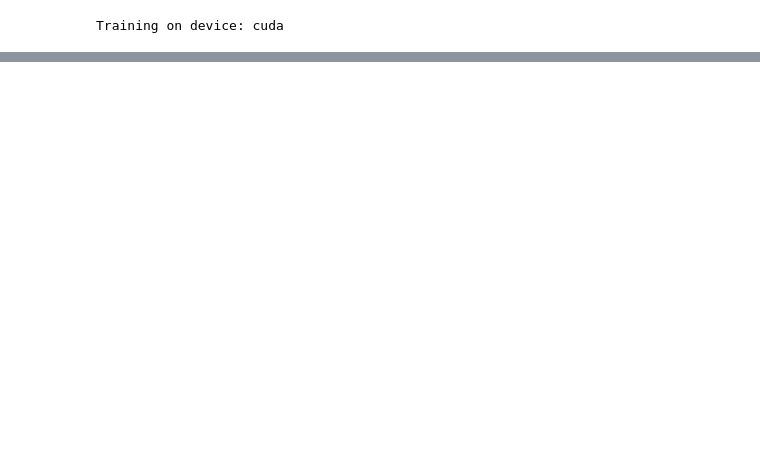
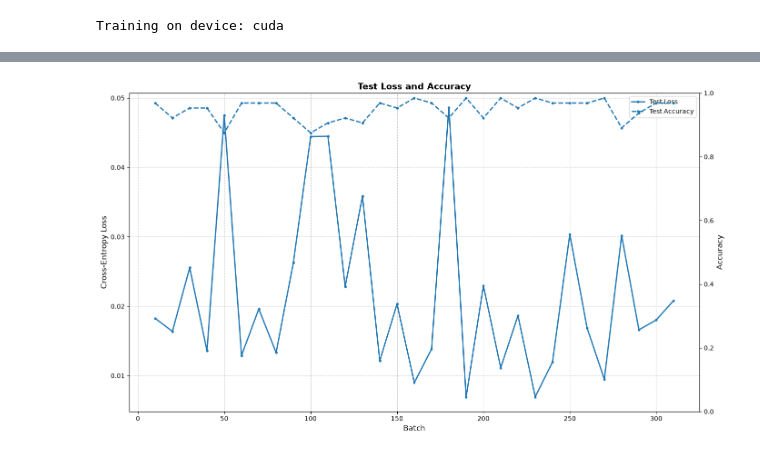
Before and after one commit to he-man-david/SAIR-competition-modular-math, a Jupyter notebook: experimenting.ipynb, the cells around one changed output, grey strips where cells are left out. Drawn from its saved outputs; the diff is of its cells as text; code cells hidden in the pictures; blank space fills up the shorter version.

```diff
--- a/experimenting.ipynb
+++ b/experimenting.ipynb
@@ -78,7 +89,7 @@ print(f"Training on device: {device}")
 rand_seed = 42
 
 batch_size = 64
-max_seq_len = 32 # very small context window...
-d_model = 1024
+max_seq_len = 64
+d_model = 512
 # %% [output]
 Training on device: cuda
@@ -371,21 +361,29 @@ KeyboardInterrupt:
 '''
 Training loop for novel architecture for multiplication ...
 '''
-from select_attention import SelectAttention
+from bilinear_transformer_network import BilinearTransformerNetwork
 
 pad_id = tokenizer.char_to_int["<pad>"]
+eos_id = tokenizer.char_to_int["<eos>"]
+eq_id = tokenizer.char_to_int["="]
 vocab_size = tokenizer.vocab_size
 trainer = Trainer(device=device)
-model = SelectAttention(
+model = BilinearTransformerNetwork(
     d_model=d_model,
-    num_heads=8,
     max_seq_len=max_seq_len,
-    vocab_size=vocab_size
+    vocab_size=vocab_size,
+    pad_id=pad_id,
+    eq_id=eq_id,
+    eos_id=eos_id,
+    num_encoder_layers=1,
+    num_decoder_layers=4,
+    nhead=4,
+    dropout=0.1
 )
 model = model.to(device)
 optimizer = optim.AdamW(
     model.parameters(),
-    lr=5e-4,
+    lr=1e-4,
     weight_decay=0.1,
 )
 loss_fct = nn.CrossEntropyLoss(
@@ -488,0 +491,13 @@ Latest Stats -> Epoch 19/20 | Train Loss: 1.1772 | Val Loss: 1.2343 | Train Acc:
+# %%
+
+
+test_loss, test_accuracy = trainer.test(
+    model=model,
+    test_loader=test_loader,
+    loss_fct=loss_fct,
+    vocab_size=vocab_size,
+    max_seq_len=max_seq_len,
+    pad_id=pad_id
+)
+# %% [output]
+[figure, added]
```
Also changed, not shown: parts of 15 cells of this notebook, 4 other files.
